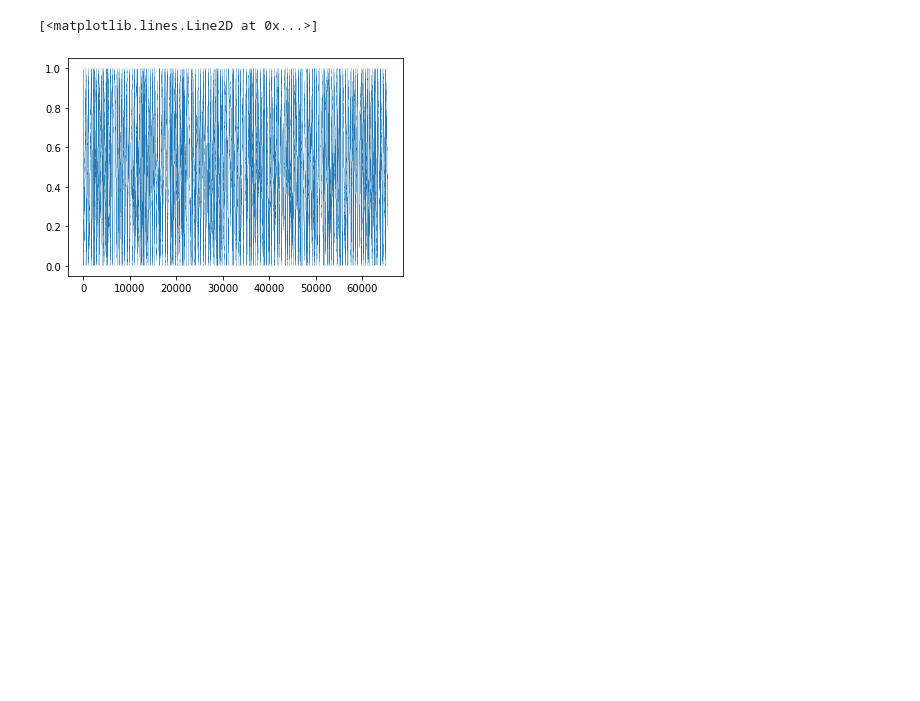
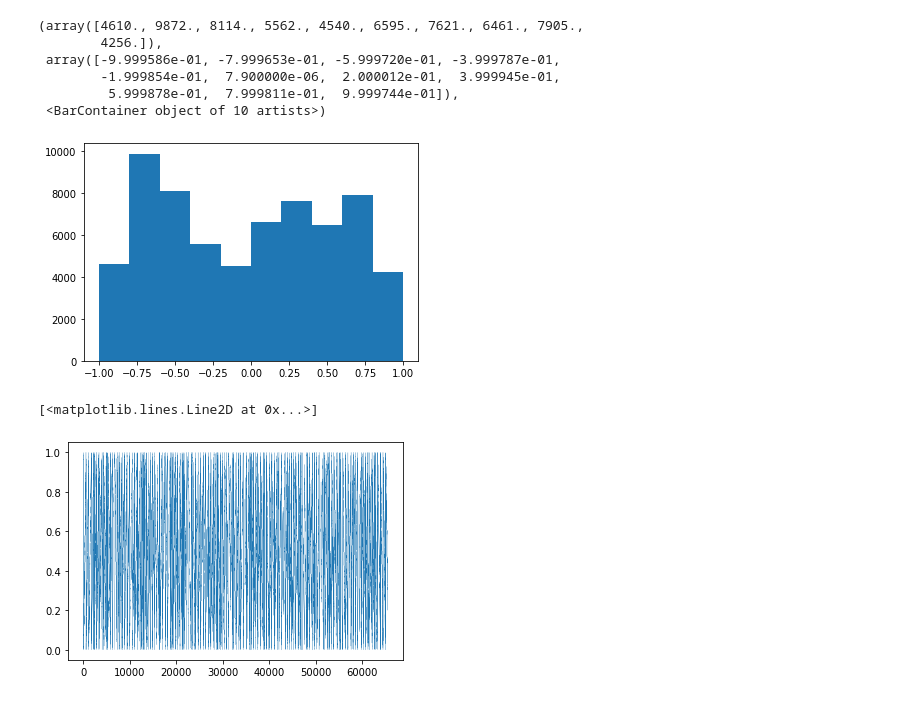
Before and after one commit to RobertRuta/GPU_Accelerated_Vicsek, a Jupyter notebook: data_analysis/data_analysis.ipynb, the cells around one changed output. Cells and saved outputs as stored; diff of their text form; code cells hidden in the pictures; blank space fills up the shorter version.

```diff
--- a/data_analysis/data_analysis.ipynb
+++ b/data_analysis/data_analysis.ipynb
@@ -8,0 +21,10 @@ df4 = pd.read_csv('../debugArray_w.csv', header=None)
+# %%
+plt.hist(df1)
+# %% [output]
+(array([4610., 9872., 8114., 5562., 4540., 6595., 7621., 6461., 7905.,
+        4256.]),
+ array([-9.999586e-01, -7.999653e-01, -5.999720e-01, -3.999787e-01,
+        -1.999854e-01,  7.900000e-06,  2.000012e-01,  3.999945e-01,
+         5.999878e-01,  7.999811e-01,  9.999744e-01]),
+ <BarContainer object of 10 artists>)
+[figure, added]
```
Also changed, not shown: parts of 3 cells of this notebook, 14 other files.
